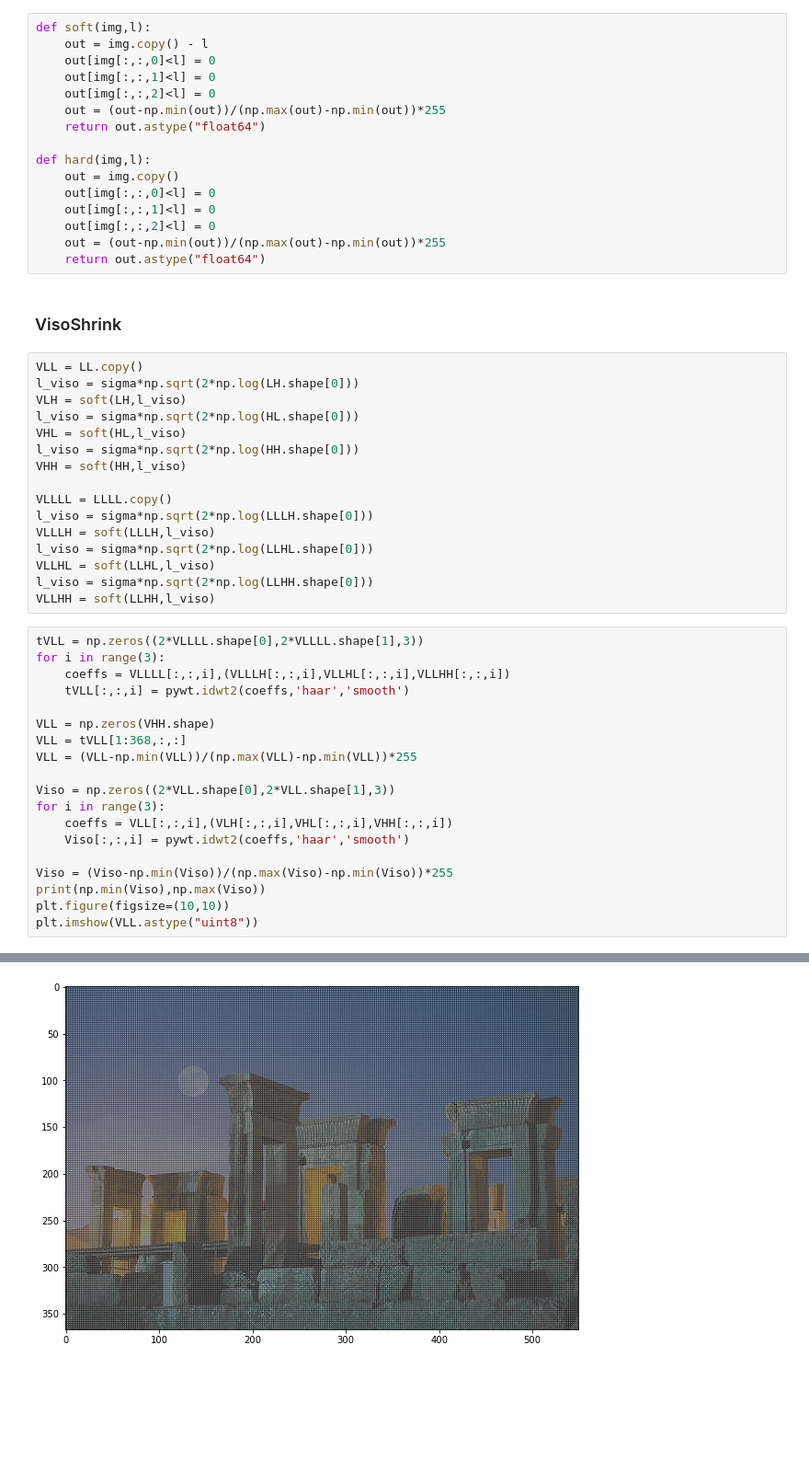
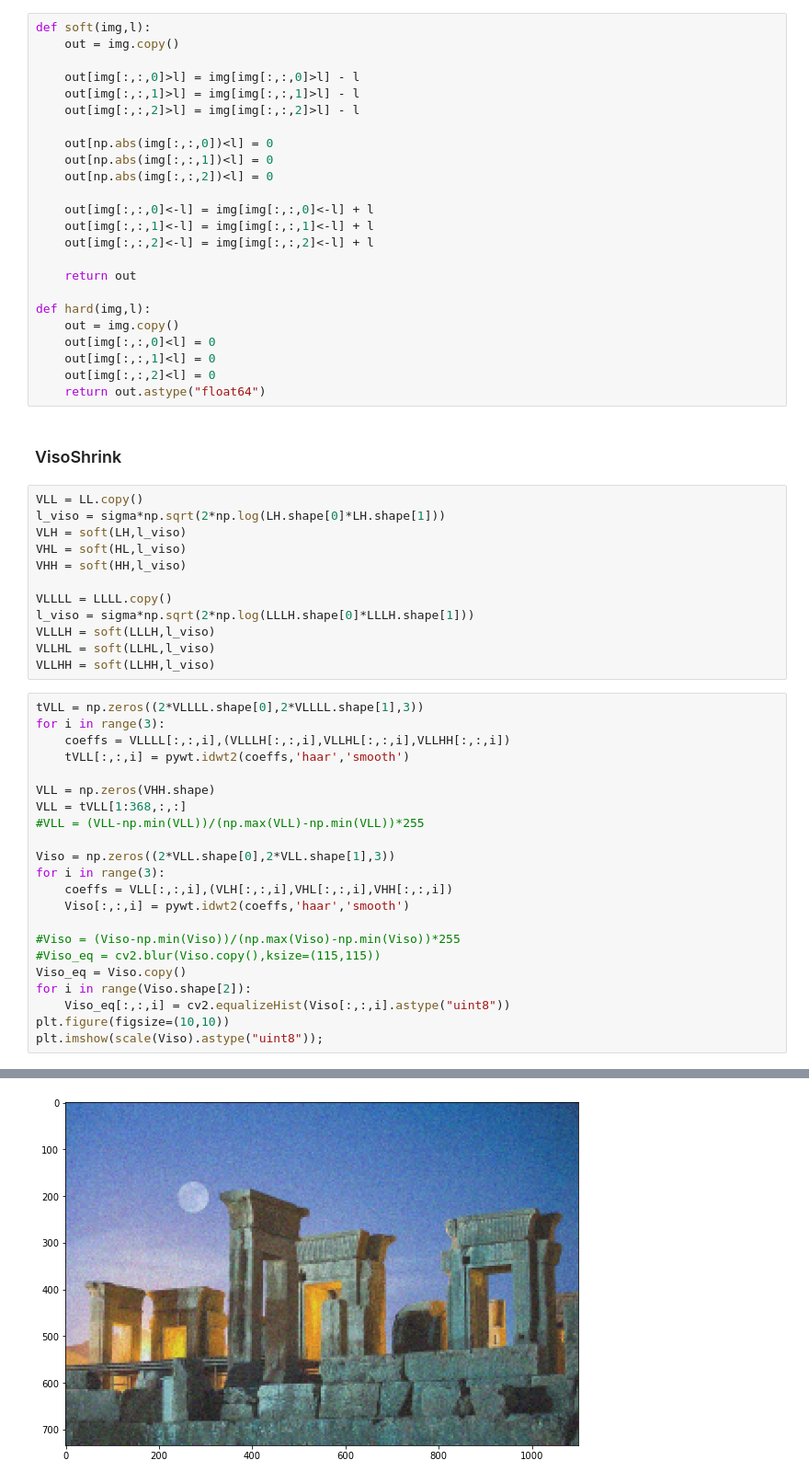
Before and after one commit to AmirhoseinYari/Digital-Image-Processing, a Jupyter notebook: HW5/HW5-AmirhoseinYari-98109718-Q3.ipynb, the cells around one changed output, grey strips where cells are left out. Shown at 92% size. Cells and saved outputs as stored; diff of their text form; blank space fills up the shorter version.

```diff
--- a/HW5/HW5-AmirhoseinYari-98109718-Q3.ipynb
+++ b/HW5/HW5-AmirhoseinYari-98109718-Q3.ipynb
@@ -93,37 +92,41 @@ plt.show()
 ### Soft and Hard Shrinking functions
 # %%
 def soft(img,l):
-    out = img.copy() - l
-    out[img[:,:,0]<l] = 0
-    out[img[:,:,1]<l] = 0
-    out[img[:,:,2]<l] = 0
-    out = (out-np.min(out))/(np.max(out)-np.min(out))*255
-    return out.astype("float64")
+    out = img.copy()
+
+    out[img[:,:,0]>l] = img[img[:,:,0]>l] - l
+    out[img[:,:,1]>l] = img[img[:,:,1]>l] - l
+    out[img[:,:,2]>l] = img[img[:,:,2]>l] - l
+
+    out[np.abs(img[:,:,0])<l] = 0
+    out[np.abs(img[:,:,1])<l] = 0
+    out[np.abs(img[:,:,2])<l] = 0
+
+    out[img[:,:,0]<-l] = img[img[:,:,0]<-l] + l
+    out[img[:,:,1]<-l] = img[img[:,:,1]<-l] + l
+    out[img[:,:,2]<-l] = img[img[:,:,2]<-l] + l
+
+    return out
 
 def hard(img,l):
     out = img.copy()
     out[img[:,:,0]<l] = 0
     out[img[:,:,1]<l] = 0
     out[img[:,:,2]<l] = 0
-    out = (out-np.min(out))/(np.max(out)-np.min(out))*255
     return out.astype("float64")
 # %% [markdown]
 ### VisoShrink
 # %%
 VLL = LL.copy()
-l_viso = sigma*np.sqrt(2*np.log(LH.shape[0]))
+l_viso = sigma*np.sqrt(2*np.log(LH.shape[0]*LH.shape[1]))
 VLH = soft(LH,l_viso)
-l_viso = sigma*np.sqrt(2*np.log(HL.shape[0]))
 VHL = soft(HL,l_viso)
-l_viso = sigma*np.sqrt(2*np.log(HH.shape[0]))
 VHH = soft(HH,l_viso)
 
 VLLLL = LLLL.copy()
-l_viso = sigma*np.sqrt(2*np.log(LLLH.shape[0]))
+l_viso = sigma*np.sqrt(2*np.log(LLLH.shape[0]*LLLH.shape[1]))
 VLLLH = soft(LLLH,l_viso)
-l_viso = sigma*np.sqrt(2*np.log(LLHL.shape[0]))
 VLLHL = soft(LLHL,l_viso)
-l_viso = sigma*np.sqrt(2*np.log(LLHH.shape[0]))
 VLLHH = soft(LLHH,l_viso)
 # %%
 tVLL = np.zeros((2*VLLLL.shape[0],2*VLLLL.shape[1],3))
@@ -133,15 +136,18 @@ for i in range(3):
 
 VLL = np.zeros(VHH.shape)
 VLL = tVLL[1:368,:,:]
-VLL = (VLL-np.min(VLL))/(np.max(VLL)-np.min(VLL))*255
+#VLL = (VLL-np.min(VLL))/(np.max(VLL)-np.min(VLL))*255
 
 Viso = np.zeros((2*VLL.shape[0],2*VLL.shape[1],3))
 for i in range(3):
     coeffs = VLL[:,:,i],(VLH[:,:,i],VHL[:,:,i],VHH[:,:,i])
     Viso[:,:,i] = pywt.idwt2(coeffs,'haar','smooth')
 
-Viso = (Viso-np.min(Viso))/(np.max(Viso)-np.min(Viso))*255
-print(np.min(Viso),np.max(Viso))
+#Viso = (Viso-np.min(Viso))/(np.max(Viso)-np.min(Viso))*255
+#Viso_eq = cv2.blur(Viso.copy(),ksize=(115,115))
+Viso_eq = Viso.copy()
+for i in range(Viso.shape[2]):
+    Viso_eq[:,:,i] = cv2.equalizeHist(Viso[:,:,i].astype("uint8"))
 plt.figure(figsize=(10,10))
-plt.imshow(VLL.astype("uint8"))
+plt.imshow(scale(Viso).astype("uint8"));
 # %% [output]
@@ -150 +154 @@ plt.imshow(VLL.astype("uint8"))
-[figure, old version]
+[figure, new version]
```
Also changed, not shown: parts of 4 cells of this notebook.
